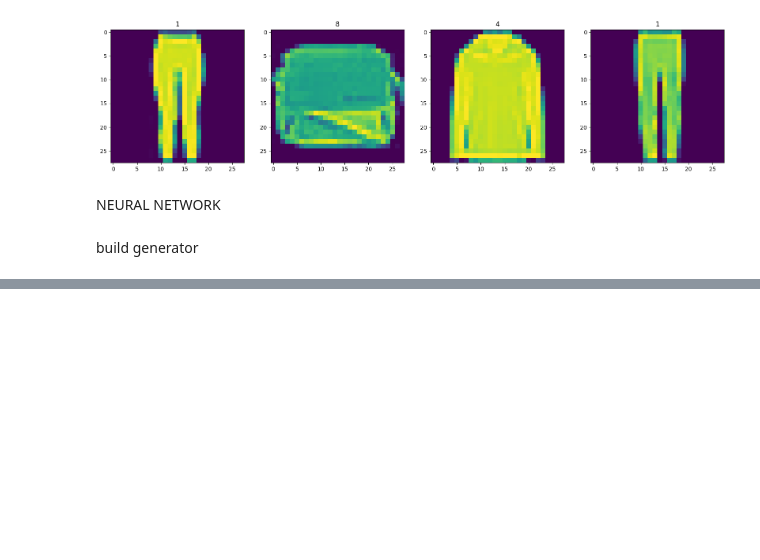
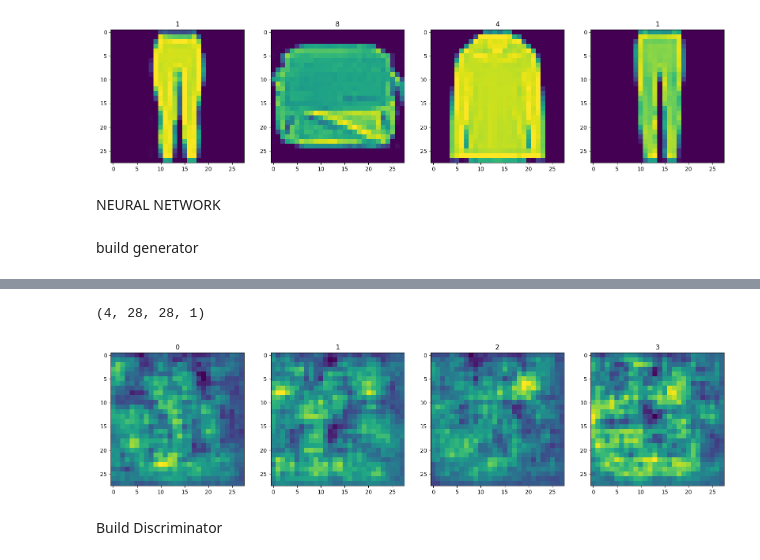
Before and after one commit to Sahilgehani10/Generative-adversarial-networks, a Jupyter notebook: GAN.ipynb, the cells around one changed output, grey strips where cells are left out. Drawn from its saved outputs; the diff is of its cells as text; code cells hidden in the pictures; blank space fills up the shorter version.

```diff
--- a/GAN.ipynb
+++ b/GAN.ipynb
@@ -113,7 +113,7 @@ def build_generator():
     model.add(LeakyReLU(0.2))
 
     #Conv layer to get to one channel
-    model.add(Conv2D(1,4,activation='sigmoid',padding='same'))
+    model.add(Conv2D(1,4,padding='same',activation='sigmoid'))
 
 
     return model
@@ -168,6 +150,13 @@ array([[[[0.49523014],
+# %%
+img.shape
+# %% [output]
+(4, 28, 28, 1)
 # %%
 fig,ax=plt.subplots(ncols=4,figsize=(20,20))
 for idx,img in enumerate(img):
-    batch=dataiterator.next()
-    ax[idx].imshow(np.squeeze(batch['image']))
-    ax[idx].title.set_text(batch['label'])
+    ax[idx].imshow(np.squeeze(img))
+    ax[idx].title.set_text(idx)
+# %% [output]
+[figure, added]
+# %% [markdown]
+Build Discriminator
```
Also changed, not shown: parts of 18 cells of this notebook, 1 other file.
